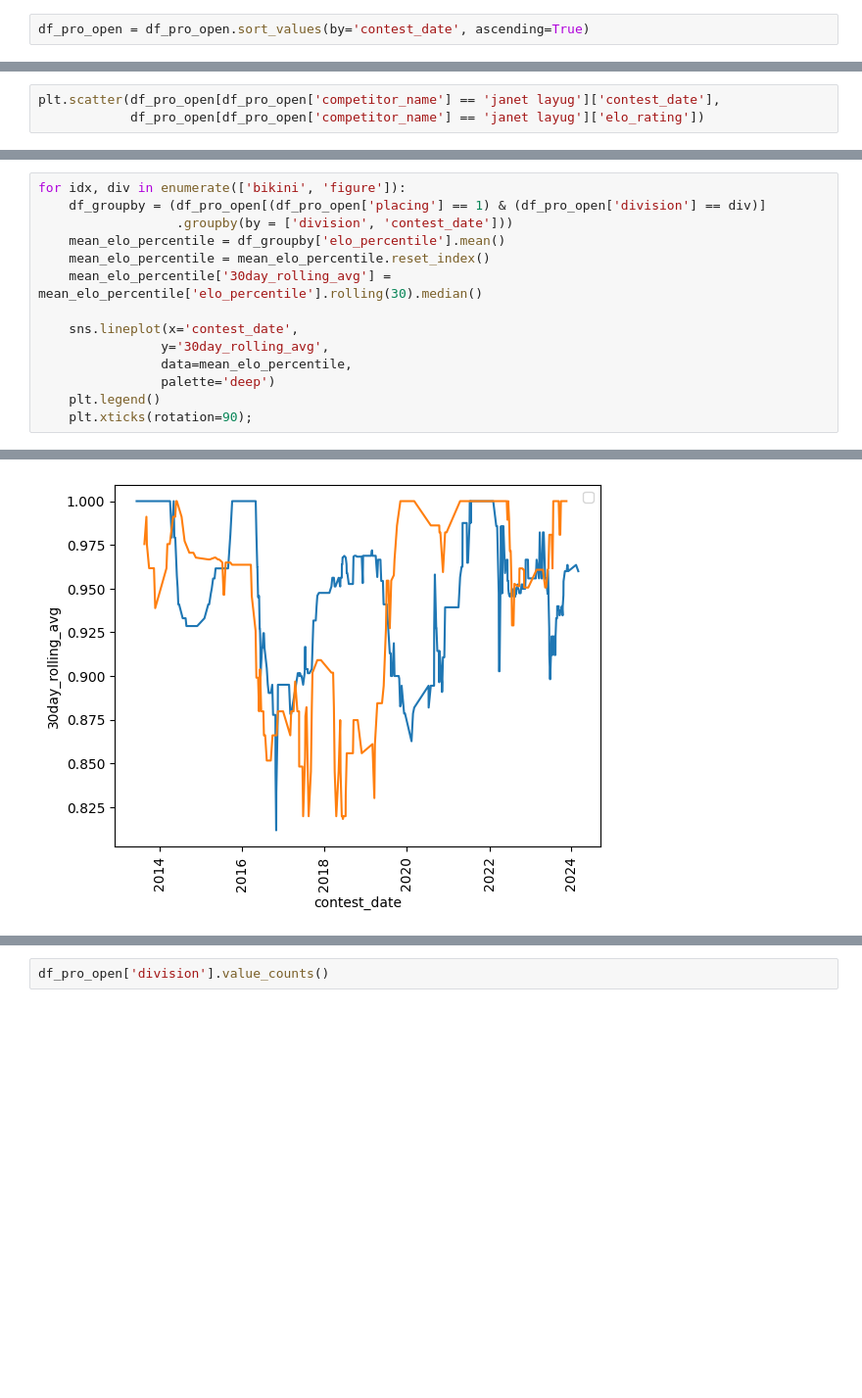
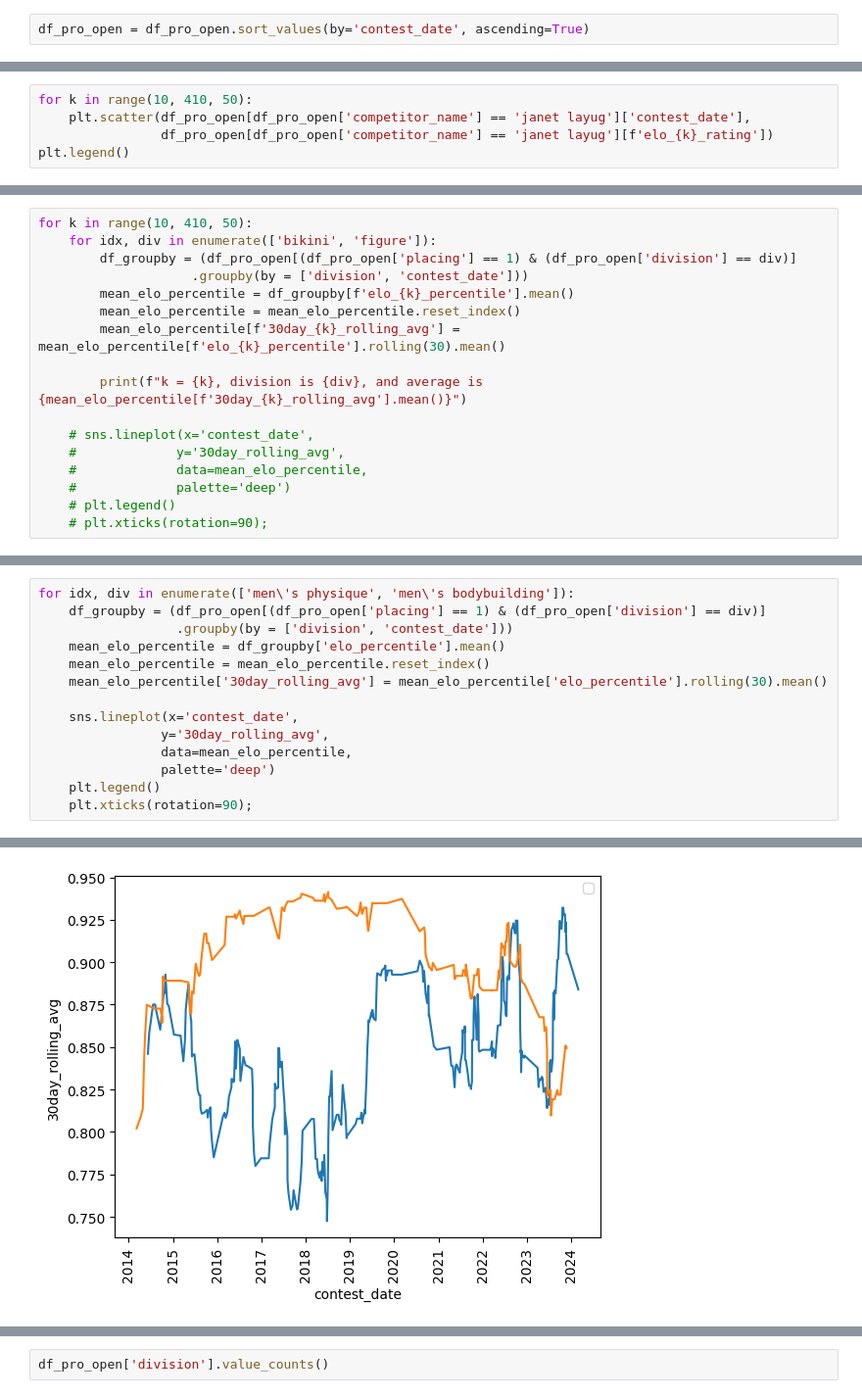
Before and after one commit to andrei-prokhorov/bodybuilding-ranking, a Jupyter notebook: elo_rating.ipynb, the cells around one changed output, grey strips where cells are left out. Shown: that part at 98% size. Cells and saved outputs as stored; diff of their text form; blank space fills up the shorter version.

```diff
--- a/elo_rating.ipynb
+++ b/elo_rating.ipynb
@@ -212,4 +214,6 @@ import matplotlib.pyplot as plt
 # %%
-plt.scatter(df_pro_open[df_pro_open['competitor_name'] == 'janet layug']['contest_date'],
-            df_pro_open[df_pro_open['competitor_name'] == 'janet layug']['elo_rating'])
+for k in range(10, 410, 50):
+    plt.scatter(df_pro_open[df_pro_open['competitor_name'] == 'janet layug']['contest_date'],
+                df_pro_open[df_pro_open['competitor_name'] == 'janet layug'][f'elo_{k}_rating'])
+plt.legend()
 # %% [output]
@@ -217,0 +223,17 @@ plt.scatter(df_pro_open[df_pro_open['competitor_name'] == 'janet layug']['contes
+# %%
+for k in range(10, 410, 50):
+    for idx, div in enumerate(['bikini', 'figure']):
+        df_groupby = (df_pro_open[(df_pro_open['placing'] == 1) & (df_pro_open['division'] == div)]
+                    .groupby(by = ['division', 'contest_date']))
+        mean_elo_percentile = df_groupby[f'elo_{k}_percentile'].mean()
+        mean_elo_percentile = mean_elo_percentile.reset_index()
+        mean_elo_percentile[f'30day_{k}_rolling_avg'] = mean_elo_percentile[f'elo_{k}_percentile'].rolling(30).mean()
+
+        print(f"k = {k}, division is {div}, and average is {mean_elo_percentile[f'30day_{k}_rolling_avg'].mean()}")
+
+    # sns.lineplot(x='contest_date',
+    #             y='30day_rolling_avg',
+    #             data=mean_elo_percentile,
+    #             palette='deep')
+    # plt.legend()
+    # plt.xticks(rotation=90);
@@ -218,18 +261,18 @@ plt.scatter(df_pro_open[df_pro_open['competitor_name'] == 'janet layug']['contes
 # %%
-for idx, div in enumerate(['bikini', 'figure']):
+for idx, div in enumerate(['men\'s physique', 'men\'s bodybuilding']):
     df_groupby = (df_pro_open[(df_pro_open['placing'] == 1) & (df_pro_open['division'] == div)]
                   .groupby(by = ['division', 'contest_date']))
     mean_elo_percentile = df_groupby['elo_percentile'].mean()
     mean_elo_percentile = mean_elo_percentile.reset_index()
-    mean_elo_percentile['30day_rolling_avg'] = mean_elo_percentile['elo_percentile'].rolling(30).median()
+    mean_elo_percentile['30day_rolling_avg'] = mean_elo_percentile['elo_percentile'].rolling(30).mean()
 
     sns.lineplot(x='contest_date',
                 y='30day_rolling_avg',
                 data=mean_elo_percentile,
                 palette='deep')
     plt.legend()
     plt.xticks(rotation=90);
 # %% [output]
 No artists with labels found to put in legend.  Note that artists whose label start with an underscore are ignored when legend() is called with no argument.
 No artists with labels found to put in legend.  Note that artists whose label start with an underscore are ignored when legend() is called with no argument.
-[figure, old version]
+[figure, new version]
```
Also changed, not shown: parts of 22 cells of this notebook.
